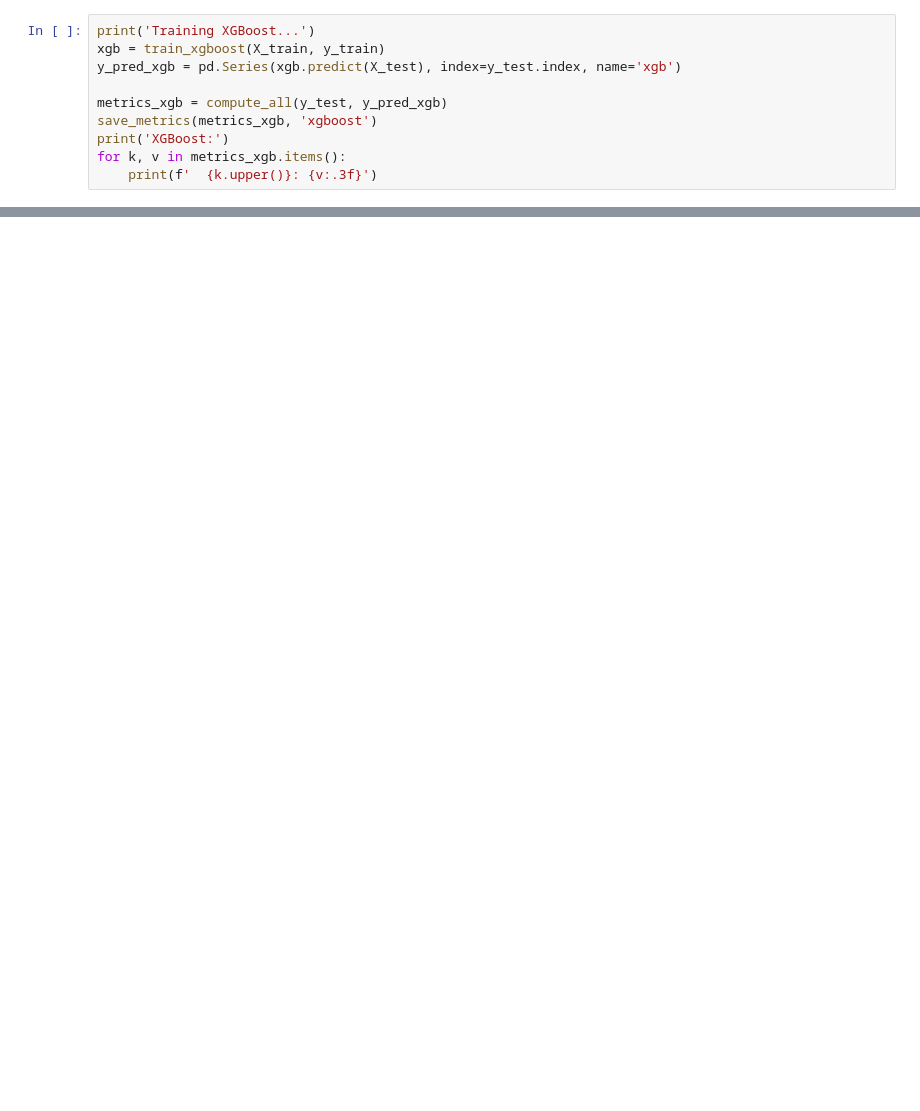
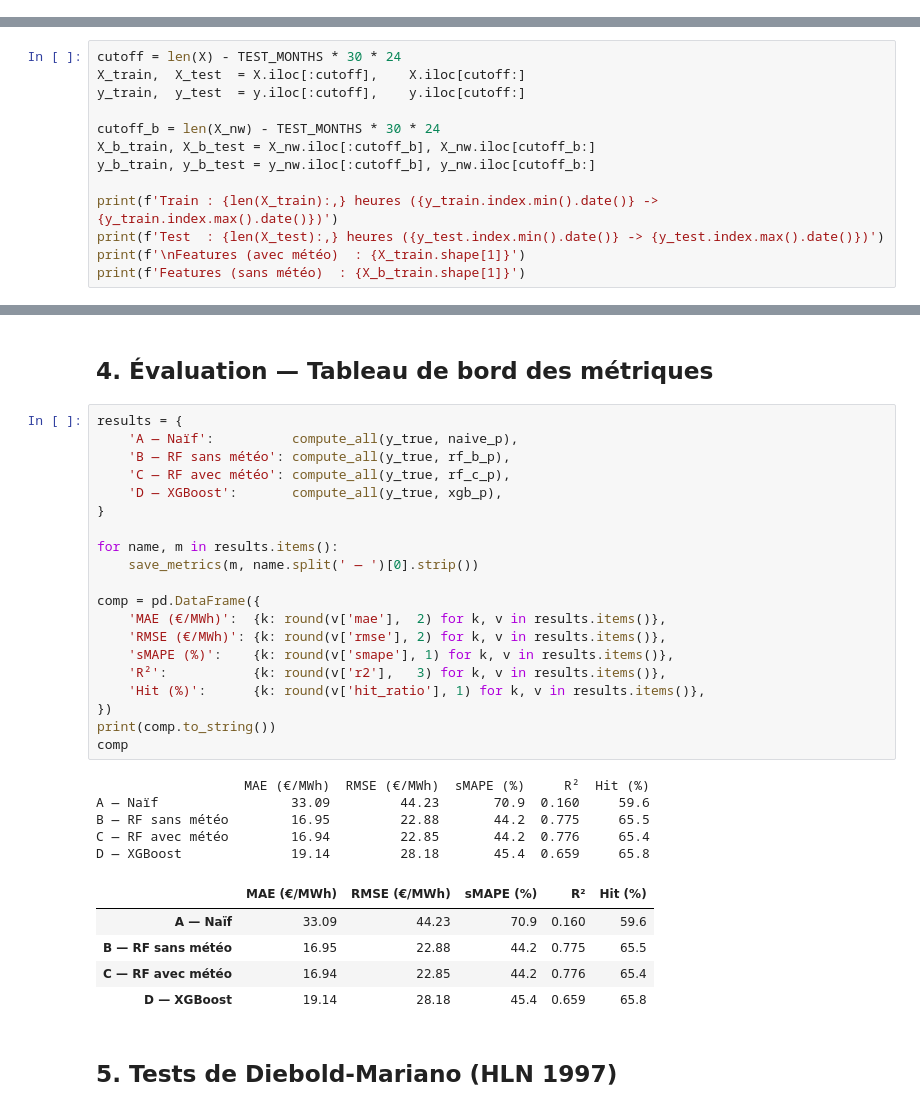
Before and after one commit to leogthub/fr-power-thesis, a Jupyter notebook: notebooks/03_modelling.ipynb, the cells around one changed output, grey strips where cells are left out. Cells and saved outputs as stored; diff of their text form; blank space fills up the shorter version.

```diff
--- a/notebooks/03_modelling.ipynb
+++ b/notebooks/03_modelling.ipynb
@@ -102,10 +0,0 @@ Random Forest:
-# %%
-print('Training XGBoost...')
-xgb = train_xgboost(X_train, y_train)
-y_pred_xgb = pd.Series(xgb.predict(X_test), index=y_test.index, name='xgb')
-
-metrics_xgb = compute_all(y_test, y_pred_xgb)
-save_metrics(metrics_xgb, 'xgboost')
-print('XGBoost:')
-for k, v in metrics_xgb.items():
-    print(f'  {k.upper()}: {v:.3f}')
@@ -300,0 +71,13 @@ plt.show()
+# %%
+cutoff = len(X) - TEST_MONTHS * 30 * 24
+X_train,  X_test  = X.iloc[:cutoff],    X.iloc[cutoff:]
+y_train,  y_test  = y.iloc[:cutoff],    y.iloc[cutoff:]
+
+cutoff_b = len(X_nw) - TEST_MONTHS * 30 * 24
+X_b_train, X_b_test = X_nw.iloc[:cutoff_b], X_nw.iloc[cutoff_b:]
+y_b_train, y_b_test = y_nw.iloc[:cutoff_b], y_nw.iloc[cutoff_b:]
+
+print(f'Train : {len(X_train):,} heures ({y_train.index.min().date()} -> {y_train.index.max().date()})')
+print(f'Test  : {len(X_test):,} heures ({y_test.index.min().date()} -> {y_test.index.max().date()})')
+print(f'\nFeatures (avec météo)  : {X_train.shape[1]}')
+print(f'Features (sans météo)  : {X_b_train.shape[1]}')
@@ -300,0 +131,35 @@ plt.show()
+# %% [markdown]
+## 4. Évaluation — Tableau de bord des métriques
+# %%
+results = {
+    'A — Naïf':          compute_all(y_true, naive_p),
+    'B — RF sans météo': compute_all(y_true, rf_b_p),
+    'C — RF avec météo': compute_all(y_true, rf_c_p),
+    'D — XGBoost':       compute_all(y_true, xgb_p),
+}
+
+for name, m in results.items():
+    save_metrics(m, name.split(' — ')[0].strip())
+
+comp = pd.DataFrame({
+    'MAE (€/MWh)':  {k: round(v['mae'],  2) for k, v in results.items()},
+    'RMSE (€/MWh)': {k: round(v['rmse'], 2) for k, v in results.items()},
+    'sMAPE (%)':    {k: round(v['smape'], 1) for k, v in results.items()},
+    'R²':           {k: round(v['r2'],   3) for k, v in results.items()},
+    'Hit (%)':      {k: round(v['hit_ratio'], 1) for k, v in results.items()},
+})
+print(comp.to_string())
+comp
+# %% [output]
+                   MAE (€/MWh)  RMSE (€/MWh)  sMAPE (%)     R²  Hit (%)
+A — Naïf                 33.09         44.23       70.9  0.160     59.6
+B — RF sans météo        16.95         22.88       44.2  0.775     65.5
+C — RF avec météo        16.94         22.85       44.2  0.776     65.4
+D — XGBoost              19.14         28.18       45.4  0.659     65.8
+|  | MAE (€/MWh) | RMSE (€/MWh) | sMAPE (%) | R² | Hit (%) |
+| A — Naïf | 33.09 | 44.23 | 70.9 | 0.160 | 59.6 |
+| B — RF sans météo | 16.95 | 22.88 | 44.2 | 0.775 | 65.5 |
+| C — RF avec météo | 16.94 | 22.85 | 44.2 | 0.776 | 65.4 |
+| D — XGBoost | 19.14 | 28.18 | 45.4 | 0.659 | 65.8 |
+# %% [markdown]
+## 5. Tests de Diebold-Mariano (HLN 1997)
```
Also changed, not shown: parts of 42 cells of this notebook, 13 other files.
